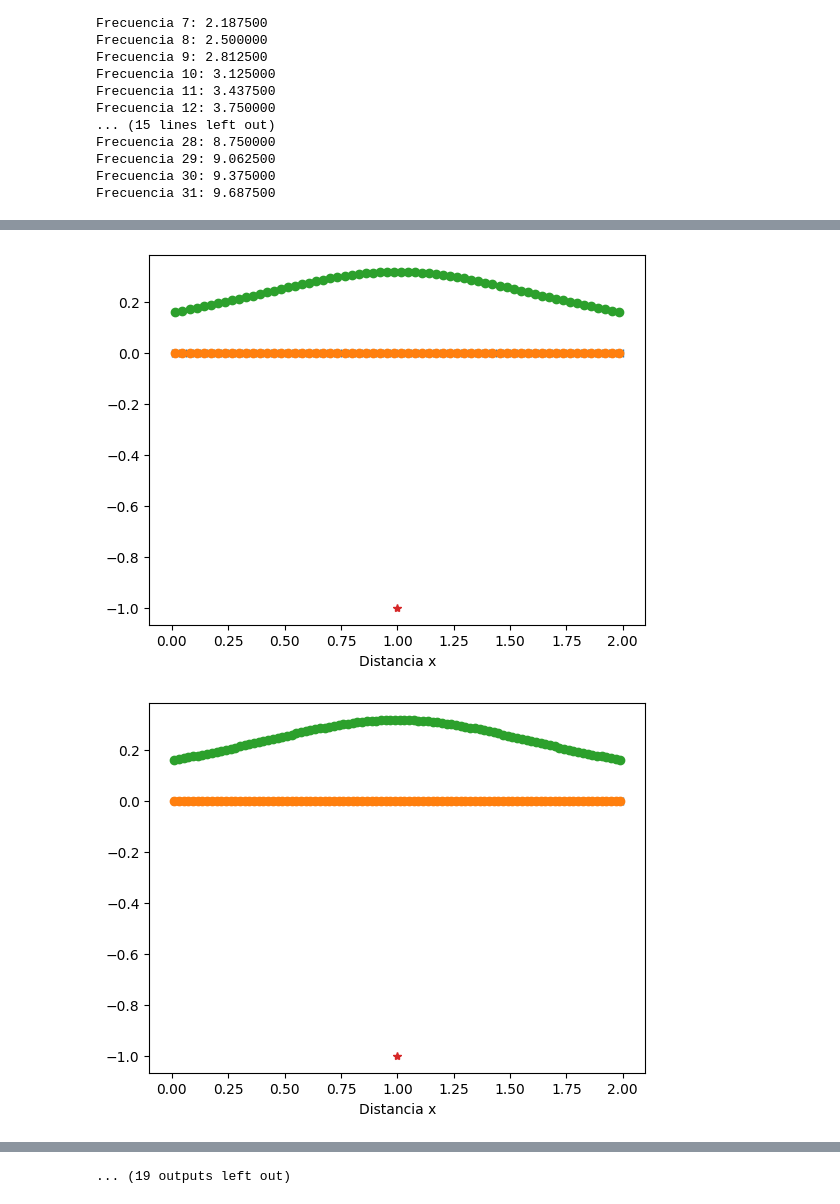
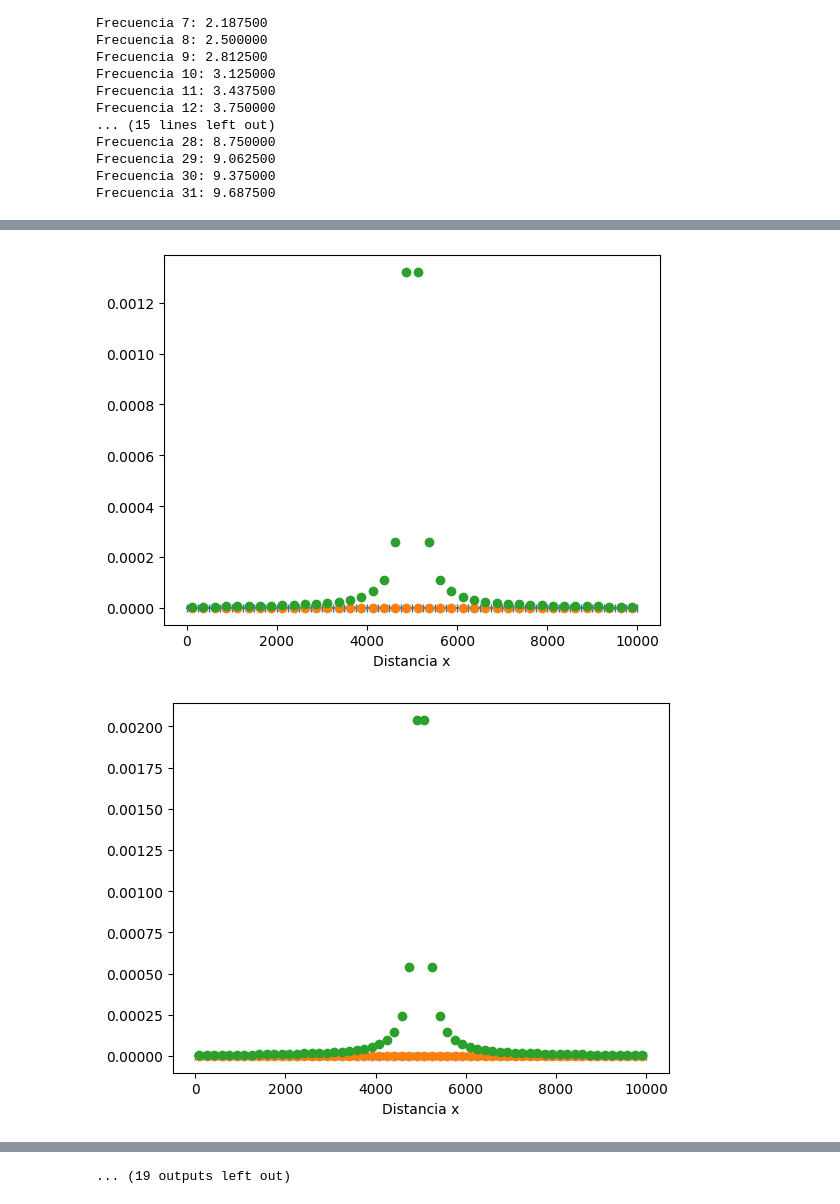
Before and after one commit to seismomat/IBEM, a Jupyter notebook: IBEM_General.ipynb, the cells around one changed output, grey strips where cells are left out. Cells and saved outputs as stored; diff of their text form; code cells hidden in the pictures.

```diff
--- a/IBEM_General.ipynb
+++ b/IBEM_General.ipynb
@@ -10,30 +11,44 @@ from numpy import linalg as la
 from matplotlib import pyplot as plt
 # %%
 #Geometría del problema
-L=16000 #m
+L=10000 #m Longitud
 
 #Parḿetros del problema
+#Periodo
 T=2 #s
-f0=1/T
-dt=0.05
+#Frecuencia fundamental
+f0=1/T #1/s
+#Diferencial de tiempo
+dt=0.05 #s
+#Número de frecuencias
 N=64
+#Frecuencia máxima
 fmax=1/(2*dt)
+#Diferencial de frecuencia
 df=1/(N*dt)
 
+#Vector de frecuencias
 f = np.arange(df, fmax, df)
-
+#Vector de frecuencia angular
 w = 2*np.pi*f
 
+#Velocidad
 beta=2500
+#Densidad
 rho=2500
 
+#Vector de longitud de onda
 lambd = beta/f
+#Vector de número de onda
 k = w / beta
 
-f0,fmax,df
+#f0,fmax,df
 
+#Puntos por longitud de onda
 NP=16
 
+#Vector distancia entre segmentos para cada lambda/NP
 dx=lambd/NP
 
-Fuente=np.array([1,-1])
+#Ubicación de la fuente
+Fuente=np.array([5000,-100])
@@ -42,16 +58,24 @@ Fuente=np.array([1,-1])
 # %%
 #FUNCION PARA CREAR LOS SEGMENTOS PARA CADA LONGITUD DE ONDA:
 def segmentos(L,dx):
+  # Variables de entrada:
+  #  L: longitud total
+  #  dx: longitud del segmento
+
+  #Se obtiene número de segmentos
   ns=L/dx
 
+  #Se crea vector con coordenadas de los segmentos
   segmento=np.zeros((int(ns)+1,2))
-  segmento[:,0]=np.linspace(0,2,int(ns)+1)
+  segmento[:,0]=np.linspace(0,L,int(ns)+1)
 
-  #Puntos medios:
+  #Se obtienen la distancia para definir puntos medios:
   dxp=segmento[1,0]-segmento[0,0]
 
+  #Se crea vector con coordenadas de los puntos entre segmentos
   xp=np.zeros((int(ns),2))
   xp[:,0]=segmento[:-1,0]+dxp/2
+  #Regresa vectores de coordenadas de segmentos, puntos medios y número de segmentos
   return segmento, xp, ns
 # %%
 #FUNCIÓN DE VECTORES NORMALES:
@@ -230,7 +345,7 @@ for i in range(len(f)):
   plt.plot(segmento[:,0],segmento[:,1],marker = '|')
   plt.plot(xp[0:int(ns),0],xp[0:int(ns),1],'o')
   plt.plot(xp[0:int(ns),0],np.abs(solucionG[i]),'o')
-  plt.plot(1,-1,marker = '*')
+  #plt.plot(Fuente[0],Fuente[1],marker = '*')
 
   plt.xlabel('Distancia x')
 
@@ -240,2 +355,2 @@ for i in range(len(f)):
-[figure, old version]
+[figure, new version]
-[figure, old version]
+[figure, new version]
```
Also changed, not shown: parts of 18 cells of this notebook.
